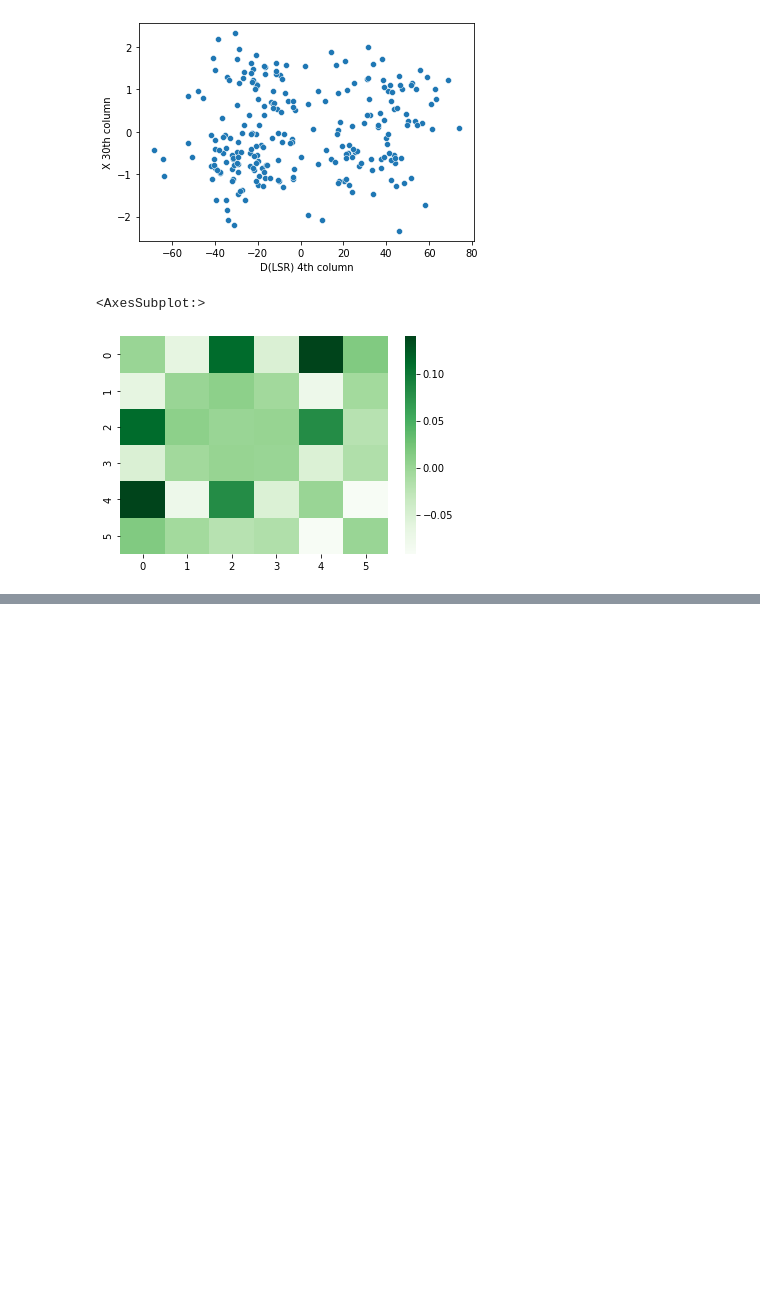
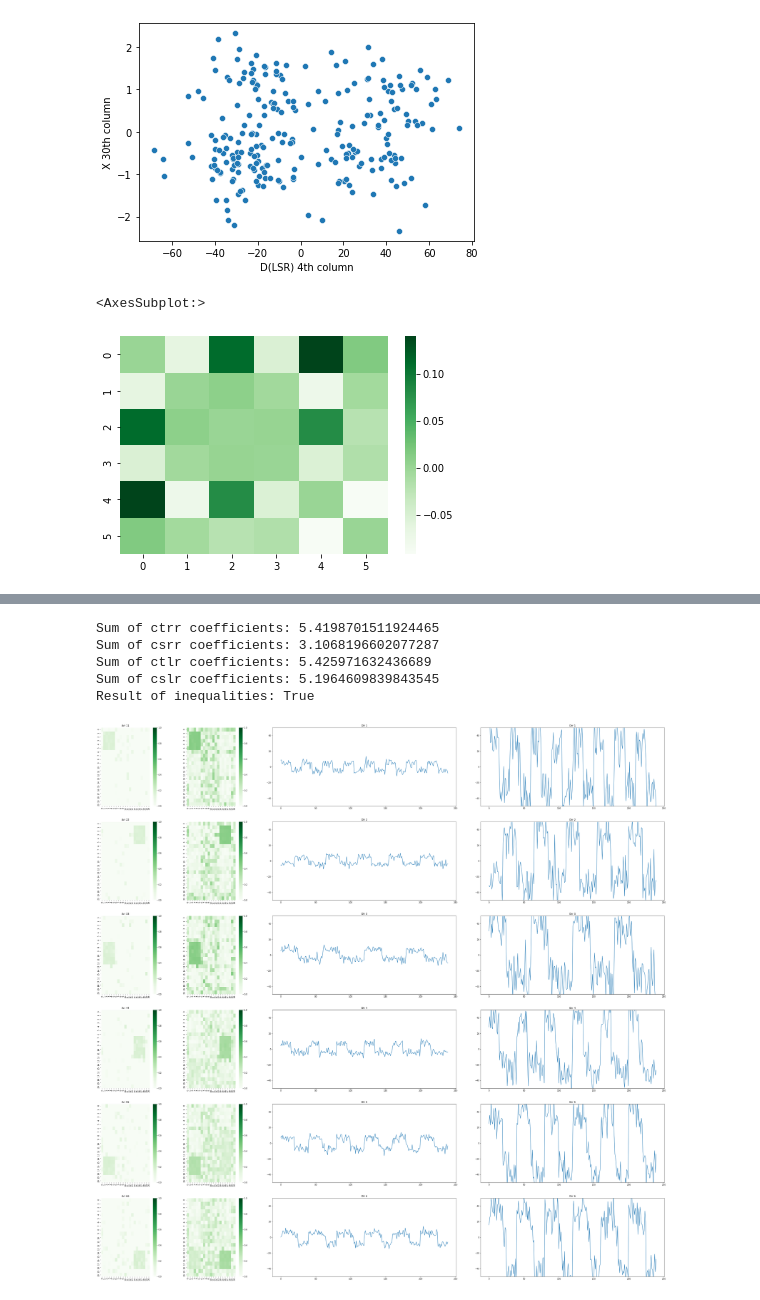
Before and after one commit to Sorgl0s/MAST30034_Assignment1, a Jupyter notebook: Assignment 1 JPNB.ipynb, the cells around one changed output, grey strips where cells are left out. Drawn from its saved outputs; the diff is of its cells as text; code cells hidden in the pictures; blank space fills up the shorter version.

```diff
--- a/Assignment 1 JPNB.ipynb
+++ b/Assignment 1 JPNB.ipynb
@@ -412,0 +424,40 @@ plt.show()
+# %%
+# Relearn a Lasso model with optimal rho
+
+Alr = lasso(TC, X, 0.6)
+Dlr = X @ Alr.T
+
+ctrr = [np.abs((np.corrcoef(TC.T[i], Drr.T[i]))[0, 1]) for i in range(6)]
+csrr = [np.abs((np.corrcoef(SM[i], Arr[i]))[0, 1]) for i in range(6)]
+ctlr = [np.abs((np.corrcoef(TC.T[i], Dlr.T[i]))[0, 1]) for i in range(6)]
+cslr = [np.abs((np.corrcoef(SM[i], Alr[i]))[0, 1]) for i in range(6)]
+
+print(f"Sum of ctrr coefficients: {sum(ctrr)}")
+print(f"Sum of csrr coefficients: {sum(csrr)}")
+print(f"Sum of ctlr coefficients: {sum(ctlr)}")
+print(f"Sum of cslr coefficients: {sum(cslr)}")
+print(f"Result of inequalities: {(sum(ctlr) > sum(ctrr)) & (sum(cslr) > sum(csrr))}")
+# %% [output]
+Sum of ctrr coefficients: 5.4198701511924465
+Sum of csrr coefficients: 3.1068196602077287
+Sum of ctlr coefficients: 5.425971632436689
+Sum of cslr coefficients: 5.1964609839843545
+Result of inequalities: True
+# %%
+fig, axis = plt.subplots(6, 4, figsize = (50, 50), gridspec_kw=dict(width_ratios = [5, 5, 15, 15]))
+
+for i in range(6):
+    sns.heatmap(np.abs(Alr.reshape(6, 21, 21).swapaxes(1,2)[i]), cmap = "Greens", vmin = 0, vmax = 1, ax = axis[i][0])
+    axis[i, 0].set_title(f"Alr {i + 1}" + str(i + 1))
+    sns.heatmap(np.abs(Arr.reshape(6, 21, 21).swapaxes(1,2)[i]), cmap = "Greens", vmin = 0, vmax = 1, ax = axis[i][1])
+    axis[i, 0].set_title(f"Arr {i + 1}" + str(i + 1))
+    axis[i][2].plot(Dlr[:, i])
+    axis[i][2].set_title(f"Dlr {i + 1}")
+    axis[i][2].set_ylim([-50, 50])
+    axis[i][3].plot(Drr[:, i])
+    axis[i][3].set_title(f"Drr {i + 1}")
+    axis[i][3].set_ylim([-50, 50])
+
+plt.show()
+# %% [output]
+[figure, added]
```
Also changed, not shown: parts of 19 cells of this notebook.
